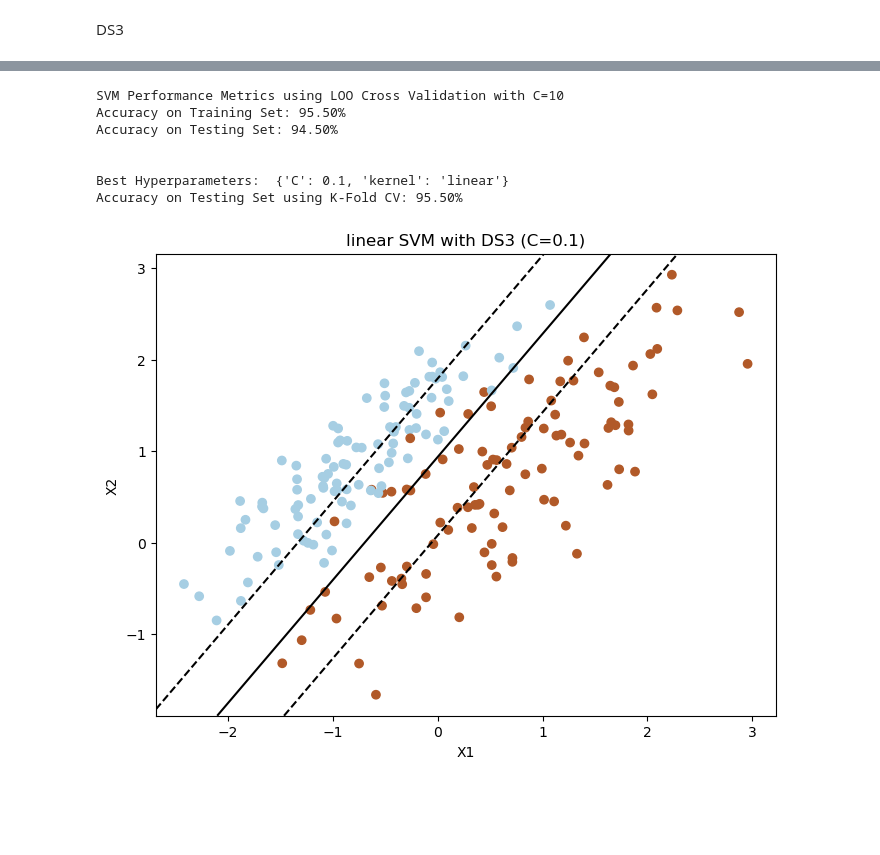
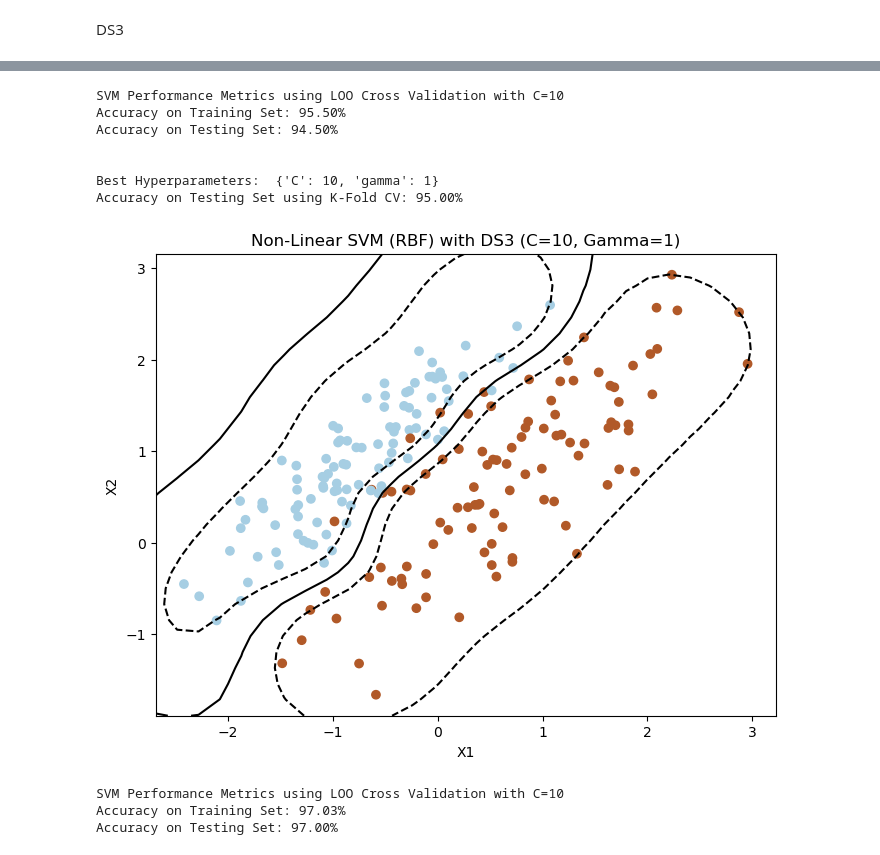
Before and after one commit to asif-jc/Support-Vector-Machine, a Jupyter notebook: Linear SVM Model.ipynb, the cells around one changed output, grey strips where cells are left out. Drawn from its saved outputs; the diff is of its cells as text; code cells hidden in the pictures; blank space fills up the shorter version.

```diff
--- a/Linear SVM Model.ipynb
+++ b/Linear SVM Model.ipynb
@@ -91,7 +91,7 @@ X,y = GenerateNonLinearlySeparableDatasetDS1(n = 50)
 DS1(X,y)
 
 # Task 2
-C = 10
+C = 0.1
 svm = FitLinearSVM(C, X, y)
 PlotDecisionBoundaries(C, X, y, svm, plot_title = 'Linear SVM with DS1 (C={})'.format(C))
 
@@ -99,13 +99,13 @@ PlotDecisionBoundaries(C, X, y, svm, plot_title = 'Linear SVM with DS1 (C={})'.f
 train_performance, test_performance = LeaveOneOutCV(C, X, y, svm)
 
 # Task 4
-C = 1
+# C = 1
+# svm = FitLinearSVM(C, X, y)
+# PlotDecisionBoundaries(C, X, y, svm, plot_title = 'Linear SVM with DS1 (C={})'.format(C))
+# train_performance, test_performance = LeaveOneOutCV(C, X, y, svm)
+
+C = 10
 svm = FitLinearSVM(C, X, y)
 PlotDecisionBoundaries(C, X, y, svm, plot_title = 'Linear SVM with DS1 (C={})'.format(C))
 train_performance, test_performance = LeaveOneOutCV(C, X, y, svm)
-
-C = 0.1
-svm = FitLinearSVM(C, X, y)
-PlotDecisionBoundaries(C, X, y, svm, plot_title = 'Linear SVM with DS1 (C={})'.format(C))
-train_performance, test_performance = LeaveOneOutCV(C, X, y, svm)
 # %% [output]
@@ -148,16 +168,16 @@ DS2 = pd.read_csv('D2.csv', header = None)
 X, y = [0, 1], DS2[2]
 X = DS2[X].values
 
-C = 0.1
-param_grid = {'C': [0.1, 1, 10]}
+C = 10
 svm = FitLinearSVM(C, X, y)
 PlotDecisionBoundaries(C, X, y, svm, plot_title = 'Linear SVM with DS2 (C={})'.format(C))
+print('Linear Kernel')
 train_performance, test_performance = LeaveOneOutCV(C, X, y, svm)
 
 # Task 2
 C, gamma = 10, 1
-
 svm = RBFSVM(gamma, X, y, C)
 PlotDecisionBoundaries(C, X, y, svm, plot_title = ('Non Linear SVM with DS2 (C={}, Gamma={})'.format(C, gamma)))
+print('Non-Linear Kernel (Radial Based Function)')
 train_performance, test_performance = LeaveOneOutCV(C, X, y, svm)
 # %% [output]
@@ -191,39 +238,43 @@ def KFoldCV(X, y, param_grid, k):
 
     return grid_search.best_params_
 
-def FitSVM(X, y, kernel, C):
-    svm = SVC(kernel=kernel, C=C)
+def FitSVM(X, y, kernel, C, gamma):
+    svm = SVC(kernel=kernel, C=C, gamma=gamma)
     svm.fit(X, y)
     return svm
 # %%
 # Task 1
 # Restructuring DS2 as model input
 DS3 = pd.read_csv('D3.csv', header = None)
 X, y = [0, 1], DS3[2]
 X = DS3[X].values
 
 C = 10
 svm = FitLinearSVM(C, X, y)
 PlotDecisionBoundaries(C, X, y, svm, plot_title = 'Linear SVM with DS3 (C={})'.format(C))
 train_performance, test_performance = LeaveOneOutCV(C, X, y, svm)
 print('\n')
 
 # Task 2
 # Optimising the following hyperparameters of SVM Models: C, Kernel
 param_grid = {
     'C': [0.1, 1, 10],
-    'kernel': ['linear', 'rbf', 'poly']}
+    'gamma': [0.1, 1, 10]}
 
 BestParameters = KFoldCV(X, y, param_grid, k = 5)
-svm = FitSVM(X, y, BestParameters['kernel'], BestParameters['C'])
-PlotDecisionBoundaries(C, X, y, svm, plot_title = ('{} SVM with DS3 (C={})'.format(BestParameters['kernel'], BestParameters['C'])))
+svm = FitSVM(X, y, 'rbf', BestParameters['C'], BestParameters['gamma'])
+PlotDecisionBoundaries(C, X, y, svm, plot_title = ('Non-Linear SVM (RBF) with DS3 (C={}, Gamma={})'.format(BestParameters['C'], BestParameters['gamma'])))
+train_performance, test_performance = LeaveOneOutCV(C, X, y, svm)
 # %% [output]
 [figure]
 SVM Performance Metrics using LOO Cross Validation with C=10
 Accuracy on Training Set: 95.50%
 Accuracy on Testing Set: 94.50%
 
 
-Best Hyperparameters:  {'C': 0.1, 'kernel': 'linear'}
-Accuracy on Testing Set using K-Fold CV: 95.50%
+Best Hyperparameters:  {'C': 10, 'gamma': 1}
+Accuracy on Testing Set using K-Fold CV: 95.00%
-[figure, old version]
+[figure, new version]
+SVM Performance Metrics using LOO Cross Validation with C=10
+Accuracy on Training Set: 97.03%
+Accuracy on Testing Set: 97.00%
```
Also changed, not shown: parts of 9 cells of this notebook, 1 other file.
